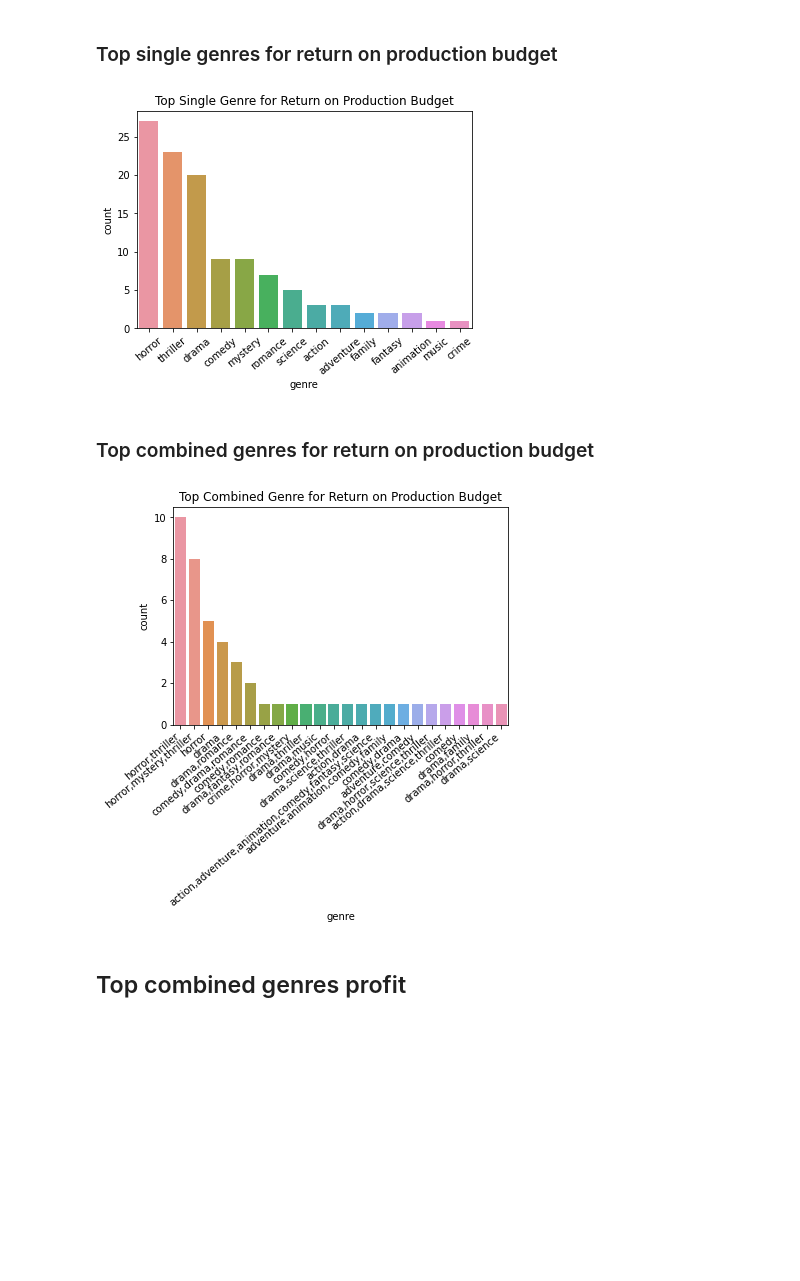
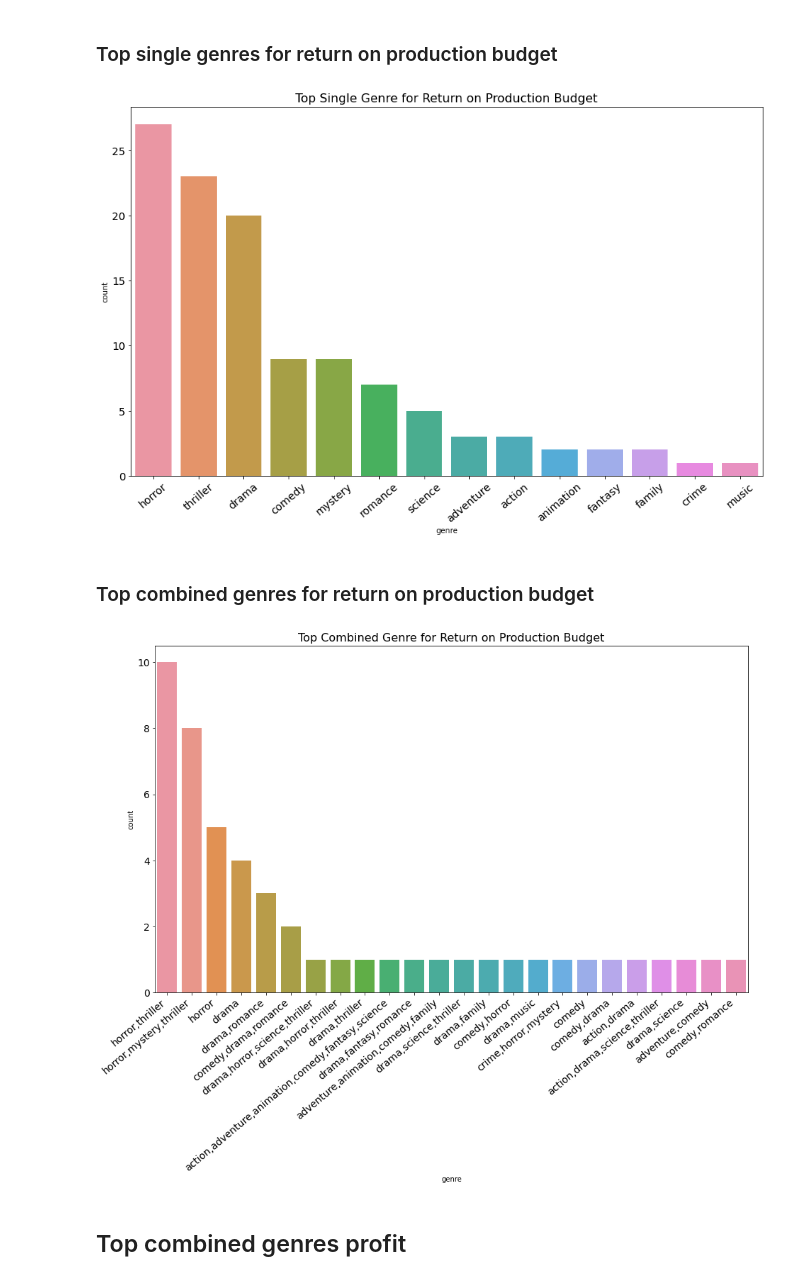
Before and after one commit to bkokin/semester_1_capstone, a Jupyter notebook: Capstone 1.ipynb, the cells around one changed output. Drawn from its saved outputs; the diff is of its cells as text; code cells hidden in the pictures; blank space fills up the shorter version.

Commit message:
Updated plots

```diff
--- a/Capstone 1.ipynb
+++ b/Capstone 1.ipynb
@@ -86,23 +86,30 @@ budget_genre = tn_movie_budgets.merge(tmdb_csv, left_on=['movie', 'release_date'
 # %%
 genre_split = budget_genre.iloc[:50].genre.str.split(',').explode('genre').value_counts()
 genre_split_df = genre_split.reset_index()
 genre_split_df.columns = ['genre', 'count']
 genre_combined = budget_genre.iloc[:50].genre.value_counts()
 genre_combined_df = genre_combined.reset_index()
 genre_combined_df.columns = ['genre', 'count']
+
+plt.figure(figsize=(15,9))
 sns.barplot(data=genre_split_df, x='genre', y='count');
-plt.title('Top Single Genre for Return on Production Budget')
+plt.title('Top Single Genre for Return on Production Budget', fontsize=16)
 plt.xticks(rotation=40);
+plt.xticks(fontsize=14);
+plt.yticks(fontsize=14);
 # %% [output]
-[figure, old version]
+[figure, new version]
 # %% [markdown]
 ### Top combined genres for return on production budget
 # %%
+plt.figure(figsize=(15,9))
 sns.barplot(data=genre_combined_df, x='genre', y='count')
-plt.title('Top Combined Genre for Return on Production Budget')
+plt.title('Top Combined Genre for Return on Production Budget', fontsize=16)
 plt.xticks(rotation=40, horizontalalignment='right');
+plt.xticks(fontsize=14);
+plt.yticks(fontsize=14);
 # %% [output]
-[figure, old version]
+[figure, new version]
 # %% [markdown]
 ## Top combined genres profit
 # %%
```
Also changed, not shown: parts of 3 cells of this notebook.
